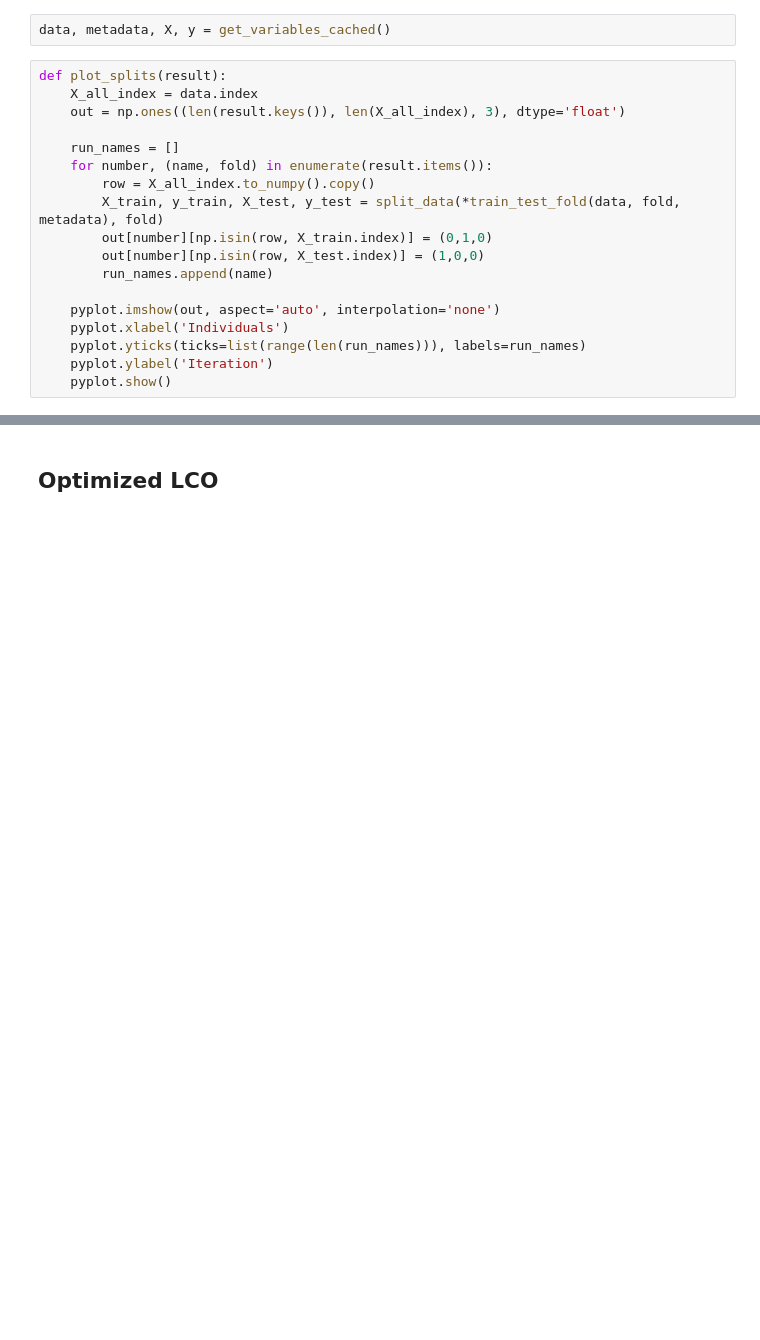
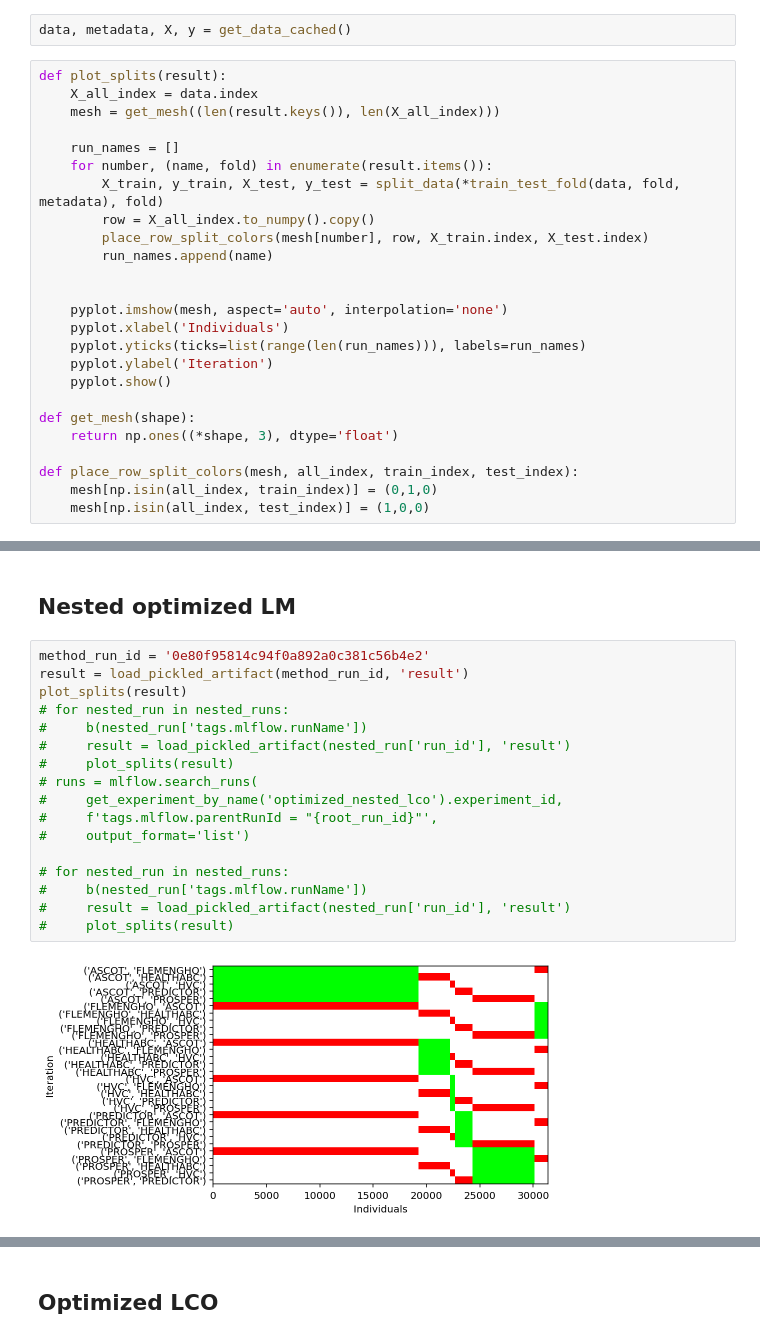
Before and after one commit to harel-coffee/incidence-hf-auto, a Jupyter notebook: notebooks/plot_splits.ipynb, the cells around one changed output, grey strips where cells are left out. Cells and saved outputs as stored; diff of their text form; blank space fills up the shorter version.

```diff
--- a/notebooks/plot_splits.ipynb
+++ b/notebooks/plot_splits.ipynb
@@ -30,22 +30,29 @@ pyplot.rcParams['figure.facecolor'] = 'white'
 The autoreload extension is already loaded. To reload it, use:
   %reload_ext autoreload
 # %%
-data, metadata, X, y = get_variables_cached()
+data, metadata, X, y = get_data_cached()
 # %%
 def plot_splits(result):
     X_all_index = data.index
-    out = np.ones((len(result.keys()), len(X_all_index), 3), dtype='float')
+    mesh = get_mesh((len(result.keys()), len(X_all_index)))
 
     run_names = []
     for number, (name, fold) in enumerate(result.items()):
+        X_train, y_train, X_test, y_test = split_data(*train_test_fold(data, fold, metadata), fold)
         row = X_all_index.to_numpy().copy()
-        X_train, y_train, X_test, y_test = split_data(*train_test_fold(data, fold, metadata), fold)
-        out[number][np.isin(row, X_train.index)] = (0,1,0)
-        out[number][np.isin(row, X_test.index)] = (1,0,0)
+        place_row_split_colors(mesh[number], row, X_train.index, X_test.index)
         run_names.append(name)
 
-    pyplot.imshow(out, aspect='auto', interpolation='none')
+
+    pyplot.imshow(mesh, aspect='auto', interpolation='none')
     pyplot.xlabel('Individuals')
     pyplot.yticks(ticks=list(range(len(run_names))), labels=run_names)
     pyplot.ylabel('Iteration')
     pyplot.show()
+
+def get_mesh(shape):
+    return np.ones((*shape, 3), dtype='float')
+
+def place_row_split_colors(mesh, all_index, train_index, test_index):
+    mesh[np.isin(all_index, train_index)] = (0,1,0)
+    mesh[np.isin(all_index, test_index)] = (1,0,0)
@@ -62,0 +59,21 @@ ASCOT
+# %% [markdown]
+## Nested optimized LM
+# %%
+method_run_id = '0e80f95814c94f0a892a0c381c56b4e2'
+result = load_pickled_artifact(method_run_id, 'result')
+plot_splits(result)
+# for nested_run in nested_runs:
+#     b(nested_run['tags.mlflow.runName'])
+#     result = load_pickled_artifact(nested_run['run_id'], 'result')
+#     plot_splits(result)
+# runs = mlflow.search_runs(
+#     get_experiment_by_name('optimized_nested_lco').experiment_id,
+#     f'tags.mlflow.parentRunId = "{root_run_id}"',
+#     output_format='list')
+
+# for nested_run in nested_runs:
+#     b(nested_run['tags.mlflow.runName'])
+#     result = load_pickled_artifact(nested_run['run_id'], 'result')
+#     plot_splits(result)
+# %% [output]
+[figure, added]
```
Also changed, not shown: parts of 5 cells of this notebook, 54 other files.
